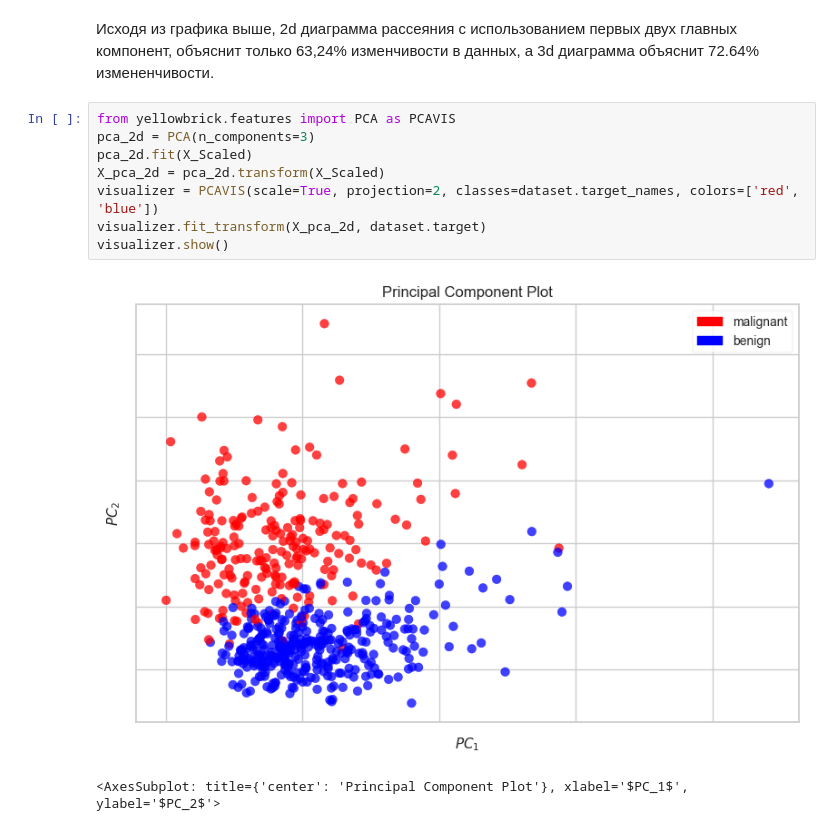
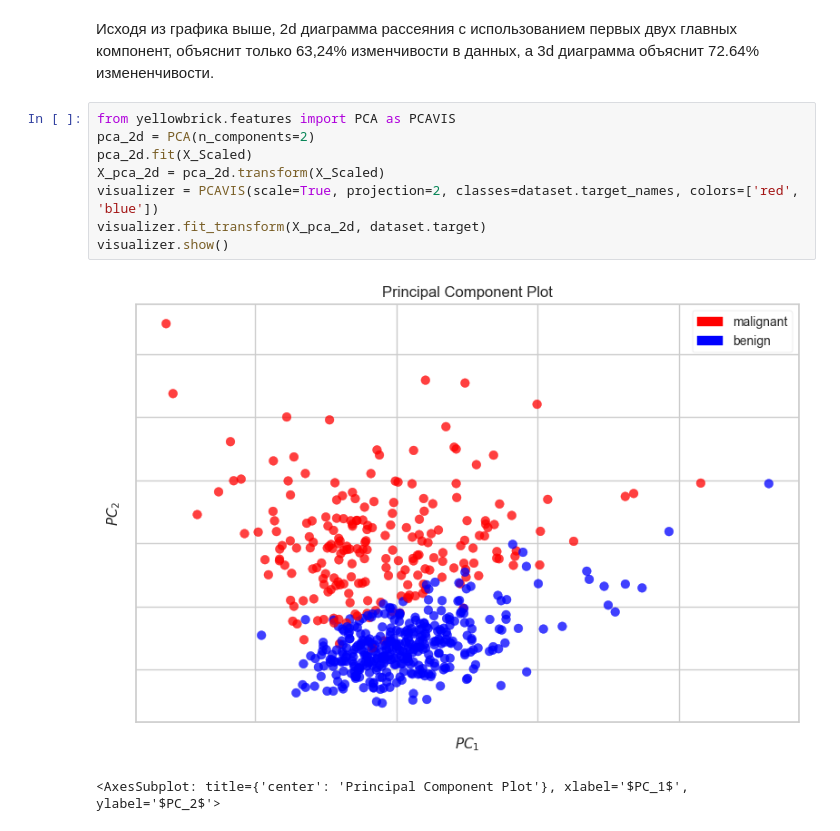
Before and after one commit to rjornd/machine-learning-labs, a Jupyter notebook: principal-component-analysis.ipynb, the cells around one changed output. Drawn from its saved outputs; the diff is of its cells as text.

```diff
--- a/principal-component-analysis.ipynb
+++ b/principal-component-analysis.ipynb
@@ -122,14 +122,14 @@ Text(0, 0.5, 'Explained Variance %')
 Исходя из графика выше, 2d диаграмма рассеяния с использованием первых двух главных компонент, объяснит только 63,24% изменчивости в данных, а 3d диаграмма объяснит 72.64% измененчивости.
 # %%
 from yellowbrick.features import PCA as PCAVIS
-pca_2d = PCA(n_components=3)
+pca_2d = PCA(n_components=2)
 pca_2d.fit(X_Scaled)
 X_pca_2d = pca_2d.transform(X_Scaled)
 visualizer = PCAVIS(scale=True, projection=2, classes=dataset.target_names, colors=['red', 'blue'])
 visualizer.fit_transform(X_pca_2d, dataset.target)
 visualizer.show()
 # %% [output]
-[figure, old version]
+[figure, new version]
 <AxesSubplot: title={'center': 'Principal Component Plot'}, xlabel='$PC_1$', ylabel='$PC_2$'>
 # %%
 pca_3d = PCA(n_components=3)
```
Also changed, not shown: parts of 1 cell of this notebook.
